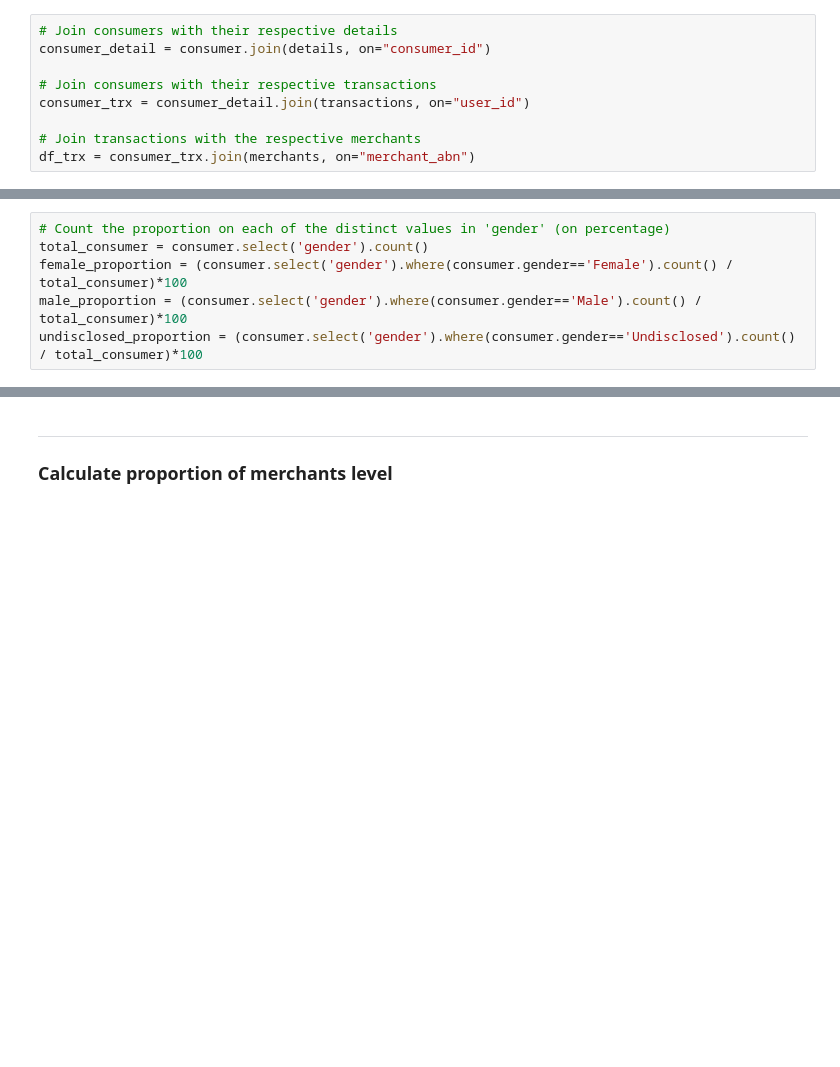
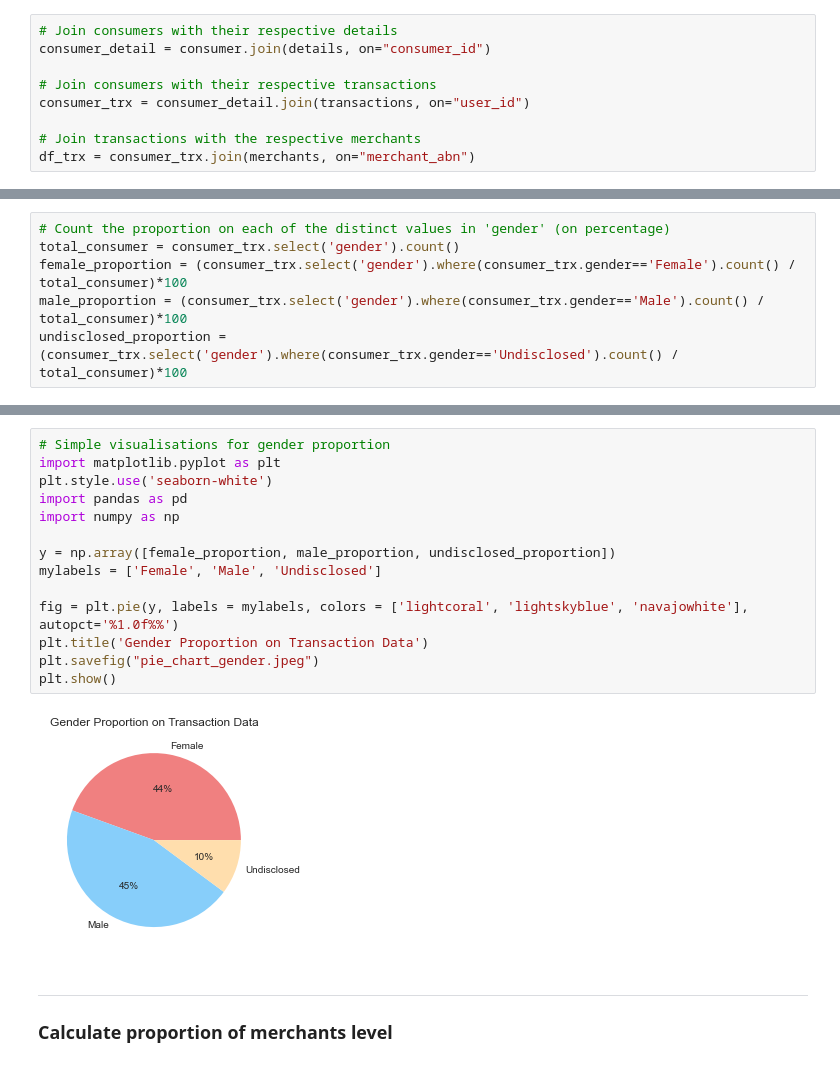
Before and after one commit to MAST30034-Applied-Data-Science/generic-buy-now-pay-later-project-group-11, a Jupyter notebook: notebooks/demographic_analysis.ipynb, the cells around one changed output, grey strips where cells are left out. Drawn from its saved outputs; the diff is of its cells as text; blank space fills up the shorter version.

```diff
--- a/notebooks/demographic_analysis.ipynb
+++ b/notebooks/demographic_analysis.ipynb
@@ -74,6 +74,6 @@ consumer.select('gender').distinct().show()
 # %%
 # Count the proportion on each of the distinct values in 'gender' (on percentage)
-total_consumer = consumer.select('gender').count()
-female_proportion = (consumer.select('gender').where(consumer.gender=='Female').count() / total_consumer)*100
-male_proportion = (consumer.select('gender').where(consumer.gender=='Male').count() / total_consumer)*100
-undisclosed_proportion = (consumer.select('gender').where(consumer.gender=='Undisclosed').count() / total_consumer)*100
+total_consumer = consumer_trx.select('gender').count()
+female_proportion = (consumer_trx.select('gender').where(consumer_trx.gender=='Female').count() / total_consumer)*100
+male_proportion = (consumer_trx.select('gender').where(consumer_trx.gender=='Male').count() / total_consumer)*100
+undisclosed_proportion = (consumer_trx.select('gender').where(consumer_trx.gender=='Undisclosed').count() / total_consumer)*100
@@ -82,3 +106,19 @@ undisclosed_proportion = (consumer.select('gender').where(consumer.gender=='Undi
+# %%
+# Simple visualisations for gender proportion
+import matplotlib.pyplot as plt
+plt.style.use('seaborn-white')
+import pandas as pd
+import numpy as np
+
+y = np.array([female_proportion, male_proportion, undisclosed_proportion])
+mylabels = ['Female', 'Male', 'Undisclosed']
+
+fig = plt.pie(y, labels = mylabels, colors = ['lightcoral', 'lightskyblue', 'navajowhite'], autopct='%1.0f%%')
+plt.title('Gender Proportion on Transaction Data')
+plt.savefig("pie_chart_gender.jpeg")
+plt.show()
+# %% [output]
+[figure, added]
 # %% [markdown]
 ---
 ### Calculate proportion of merchants level
```
Also changed, not shown: parts of 22 cells of this notebook.
